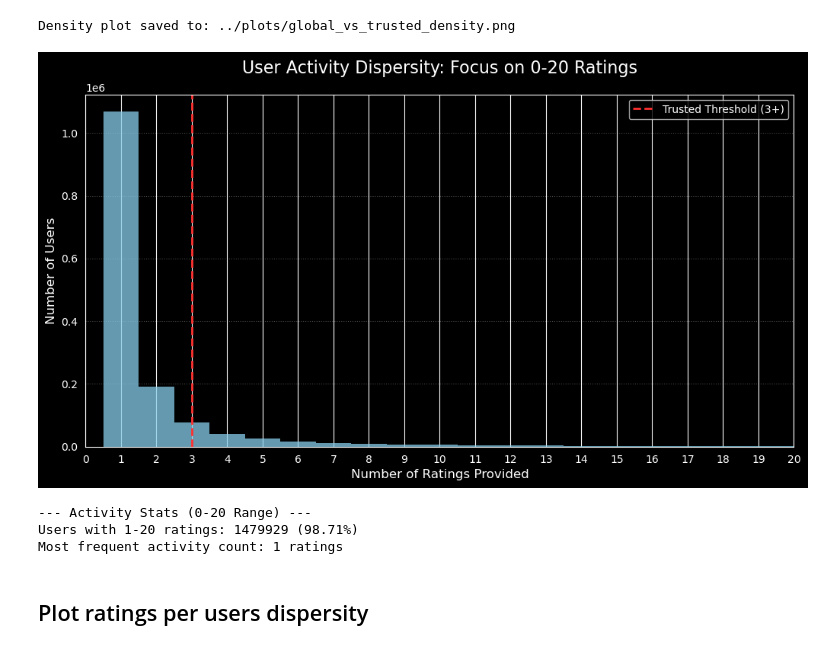
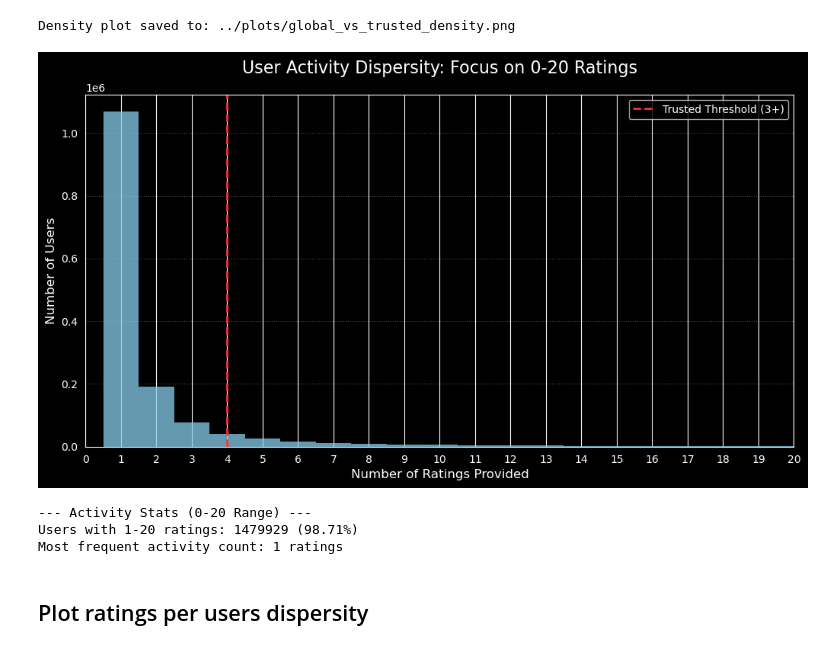
Before and after one commit to GeorgeStyl/Neural-Movie-Clusters, a Jupyter notebook: notebooks/0z_DROPBOX_clustering_and_embeddings.ipynb, the cells around one changed output. Saved outputs shown, nothing was run; the diff lists cells and outputs as text; code cells hidden in the pictures.

```diff
--- a/notebooks/0z_DROPBOX_clustering_and_embeddings.ipynb
+++ b/notebooks/0z_DROPBOX_clustering_and_embeddings.ipynb
@@ -25,7 +25,7 @@ CLEAN_DATA_NPY = '../data/dataset_clean.npy'
 PLOTS_DIR = '../plots/'
 
 # --- Project Constants ---
-MIN_RATINGS_THRESHOLD = 3
+MIN_RATINGS_THRESHOLD = 4
 TRUSTED_USERS_PLOT = os.path.join(PLOTS_DIR, 'trusted_users_dispersion.png')
 
 # --- Safety Check & Directory Setup ---
@@ -857,35 +855,35 @@ def plot_user_activity_optimized():
     plt.xticks(range(0, 21))
 
     plt.title('User Activity Dispersity: Focus on 0-20 Ratings', fontsize=16, color='white', pad=20)
     plt.xlabel('Number of Ratings Provided', fontsize=12, color='white')
     plt.ylabel('Number of Users', fontsize=12, color='white')
     plt.grid(axis='y', linestyle=':', alpha=0.3)
 
     # --- THE FIX FOR THE WARNING ---
     # Explicitly set loc='upper right' instead of 'best'
     # This prevents Matplotlib from scanning 1.4M points to find a gap
-    plt.axvline(3, color='#FF3131', linestyle='--', linewidth=2, label='Trusted Threshold (3+)')
+    plt.axvline(MIN_RATINGS_THRESHOLD, color='#FF3131', linestyle='--', linewidth=2, label='Trusted Threshold (3+)')
     plt.legend(loc='upper right', labelcolor='white')
 
     # 4. Save and Show
     os.makedirs(PLOTS_DIR, exist_ok=True)
     plot_path = os.path.join(PLOTS_DIR, 'user_activity_0_20_optimized.png')
 
     # Explicitly passing the DPI can also help with rendering speed
     plt.savefig(plot_path, facecolor='#121212', bbox_inches='tight', dpi=100)
     plt.show()
 
     # 5. Statistics
     users_in_range = (user_counts <= 20).sum()
     total_users = len(user_counts)
     print(f"\033[93m--- Activity Stats (0-20 Range) ---\033[0m")
     print(f"Users with 1-20 ratings: {users_in_range} ({(users_in_range / total_users) * 100:.2f}%)")
     print(f"Most frequent activity count: {user_counts.mode()[0]} ratings")
 
 
 plot_user_activity_optimized()
 # %% [output]
-[figure, old version]
+[figure, new version]
 --- Activity Stats (0-20 Range) ---
 Users with 1-20 ratings: 1479929 (98.71%)
 Most frequent activity count: 1 ratings
```
Also changed, not shown: parts of 3 cells of this notebook, 12 other files.
